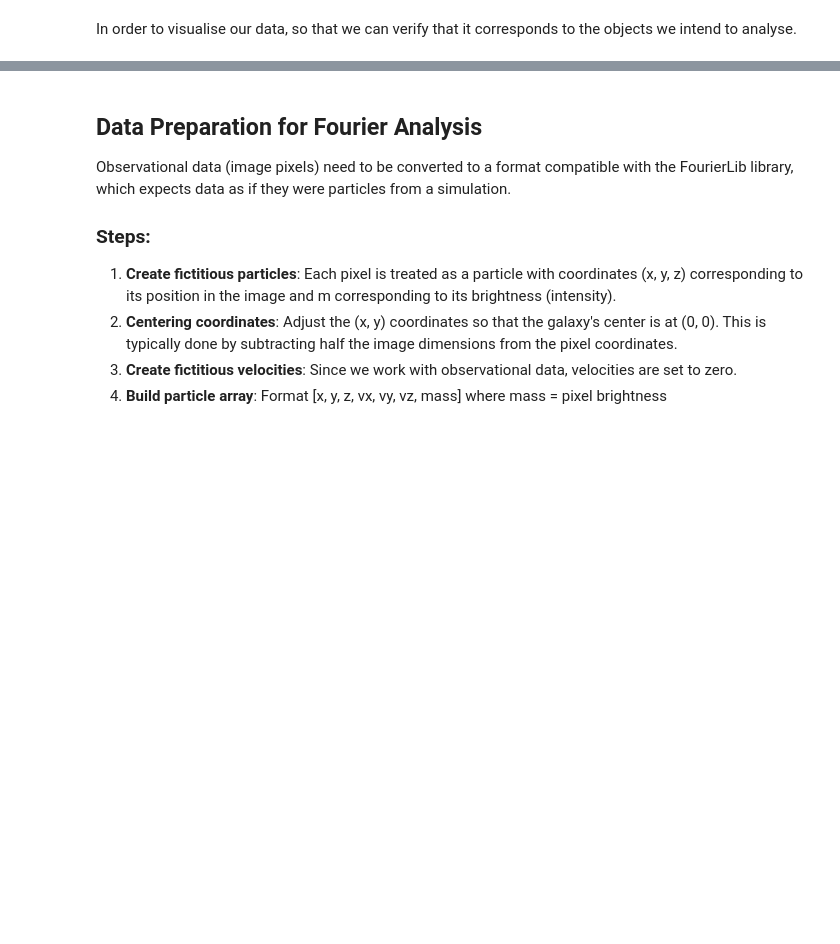
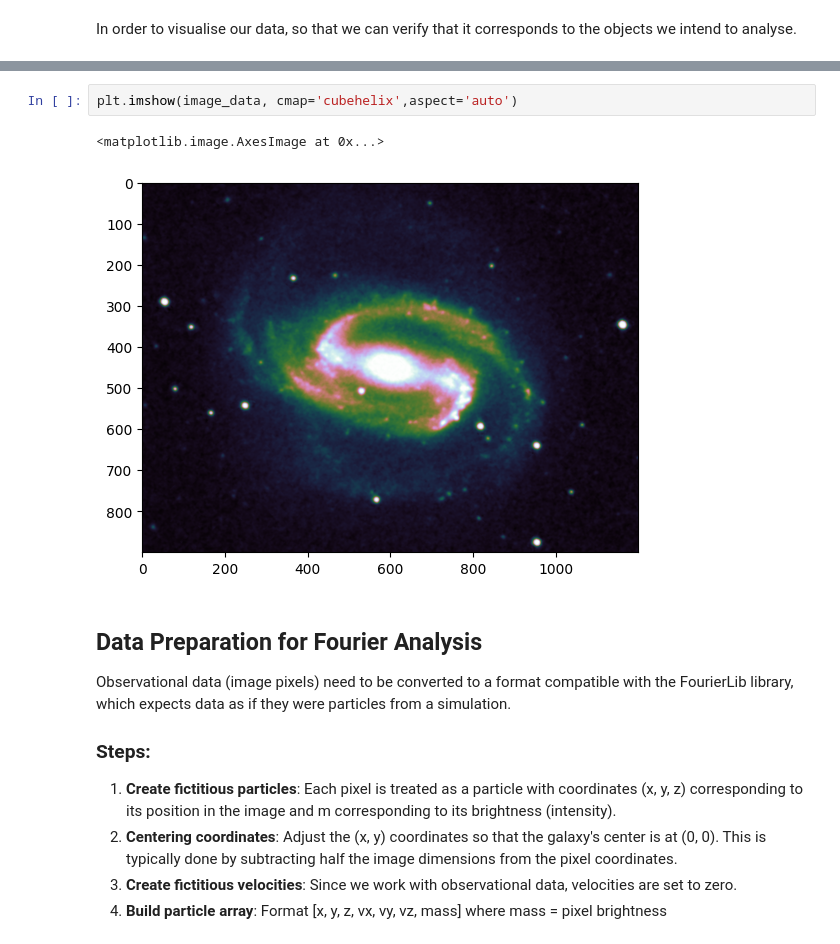
Before and after one commit to ssvarela/FourierModes_lesson, a Jupyter notebook: Clases1.ipynb, the cells around one changed output, grey strips where cells are left out. Drawn from its saved outputs; the diff is of its cells as text; blank space fills up the shorter version.

```diff
--- a/Clases1.ipynb
+++ b/Clases1.ipynb
@@ -121,3 +128,8 @@ fm.show_rgb(data)
+# %%
+plt.imshow(image_data, cmap='cubehelix',aspect='auto')
+# %% [output]
+<matplotlib.image.AxesImage at 0x...>
+[figure, added]
 # %% [markdown]
 ## Data Preparation for Fourier Analysis
 
```
Also changed, not shown: parts of 8 cells of this notebook, 11 other files.
